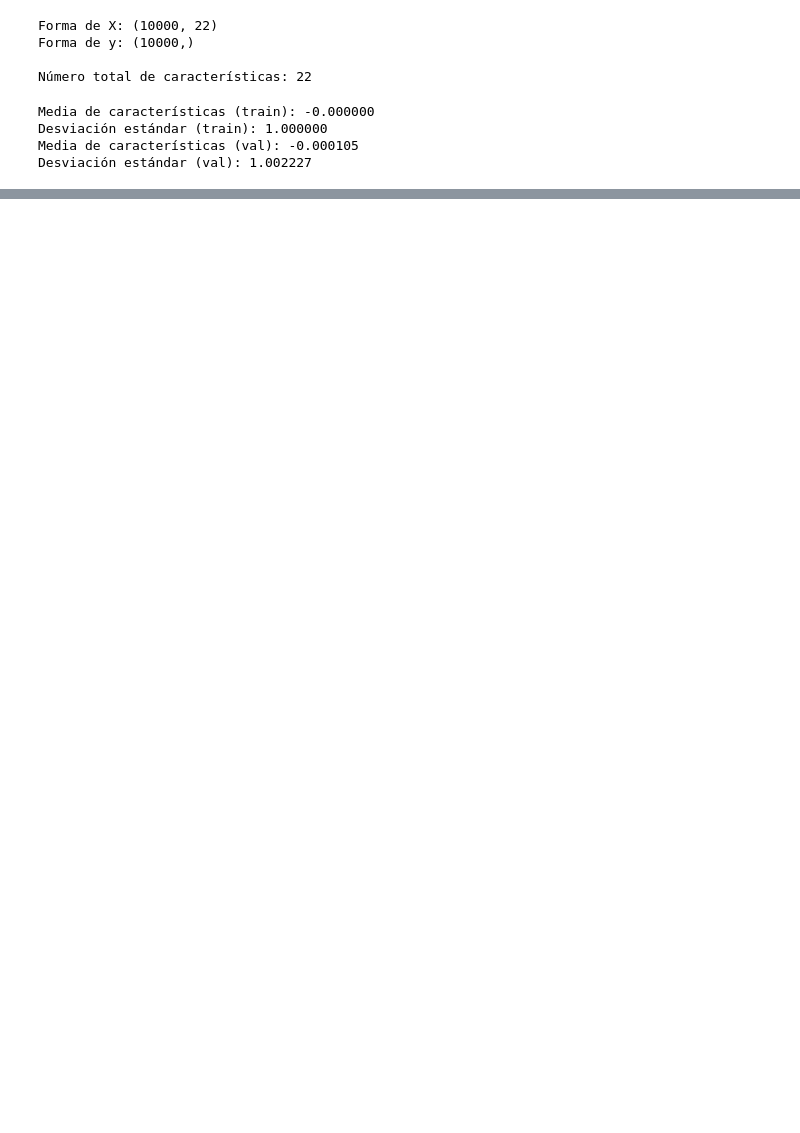
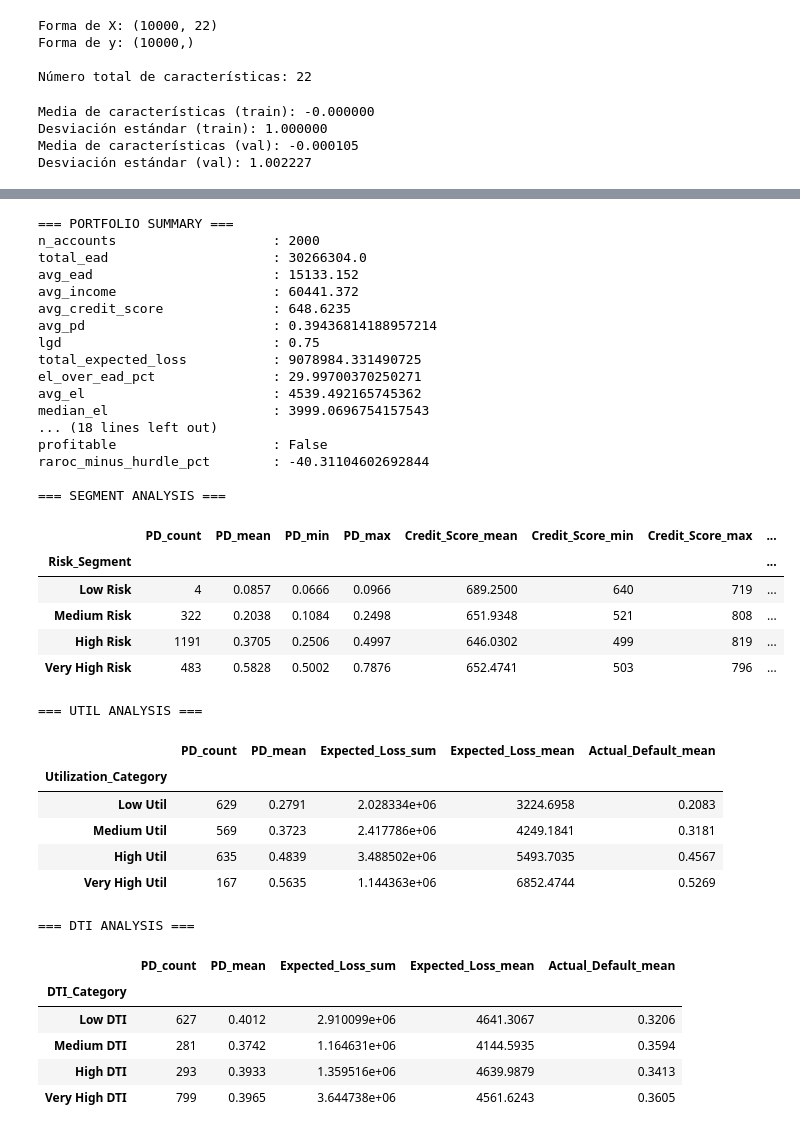
Before and after one commit to Karimme-T/Modelo-de-cr-dito, a Jupyter notebook: Modelo_Redes.ipynb, the cells around one changed output, grey strips where cells are left out. Saved outputs shown, nothing was run; the diff lists cells and outputs as text; code cells hidden in the pictures; blank space fills up the shorter version.

```diff
--- a/Modelo_Redes.ipynb
+++ b/Modelo_Redes.ipynb
@@ -582,0 +869,59 @@ plt.show()
+# %%
+print("=== PORTFOLIO SUMMARY ===")
+for k, v in out["portfolio_summary"].items():
+    print(f"{k:30s}: {v}")
+
+print("\n=== CAPITAL SUMMARY ===")
+for k, v in out["capital_summary"].items():
+    print(f"{k:30s}: {v}")
+
+print("\n=== RAROC SUMMARY ===")
+for k, v in out["raroc_summary"].items():
+    print(f"{k:30s}: {v}")
+
+print("\n=== SEGMENT ANALYSIS ===")
+display(out["segment_analysis"].round(4))
+
+print("\n=== UTIL ANALYSIS ===")
+display(out["util_analysis"].round(4))
+
+print("\n=== DTI ANALYSIS ===")
+display(out["dti_analysis"].round(4))
+# %% [output]
+=== PORTFOLIO SUMMARY ===
+n_accounts                    : 2000
+total_ead                     : 30266304.0
+avg_ead                       : 15133.152
+avg_income                    : 60441.372
+avg_credit_score              : 648.6235
+avg_pd                        : 0.39436814188957214
+lgd                           : 0.75
+total_expected_loss           : 9078984.331490725
+el_over_ead_pct               : 29.99700370250271
+avg_el                        : 4539.492165745362
+median_el                     : 3999.0696754157543
+... (18 lines left out)
+profitable                    : False
+raroc_minus_hurdle_pct        : -40.31104602692844
+
+=== SEGMENT ANALYSIS ===
+|  | PD_count | PD_mean | PD_min | PD_max | Credit_Score_mean | Credit_Score_min | Credit_Score_max | ... |
+| Risk_Segment |  |  |  |  |  |  |  | ... |
+| Low Risk | 4 | 0.0857 | 0.0666 | 0.0966 | 689.2500 | 640 | 719 | ... |
+| Medium Risk | 322 | 0.2038 | 0.1084 | 0.2498 | 651.9348 | 521 | 808 | ... |
+| High Risk | 1191 | 0.3705 | 0.2506 | 0.4997 | 646.0302 | 499 | 819 | ... |
+| Very High Risk | 483 | 0.5828 | 0.5002 | 0.7876 | 652.4741 | 503 | 796 | ... |
+=== UTIL ANALYSIS ===
+|  | PD_count | PD_mean | Expected_Loss_sum | Expected_Loss_mean | Actual_Default_mean |
+| Utilization_Category |  |  |  |  |  |
+| Low Util | 629 | 0.2791 | 2.028334e+06 | 3224.6958 | 0.2083 |
+| Medium Util | 569 | 0.3723 | 2.417786e+06 | 4249.1841 | 0.3181 |
+| High Util | 635 | 0.4839 | 3.488502e+06 | 5493.7035 | 0.4567 |
+| Very High Util | 167 | 0.5635 | 1.144363e+06 | 6852.4744 | 0.5269 |
+=== DTI ANALYSIS ===
+|  | PD_count | PD_mean | Expected_Loss_sum | Expected_Loss_mean | Actual_Default_mean |
+| DTI_Category |  |  |  |  |  |
+| Low DTI | 627 | 0.4012 | 2.910099e+06 | 4641.3067 | 0.3206 |
+| Medium DTI | 281 | 0.3742 | 1.164631e+06 | 4144.5935 | 0.3594 |
+| High DTI | 293 | 0.3933 | 1.359516e+06 | 4639.9879 | 0.3413 |
+| Very High DTI | 799 | 0.3965 | 3.644738e+06 | 4561.6243 | 0.3605 |
```
Also changed, not shown: parts of 19 cells of this notebook.
